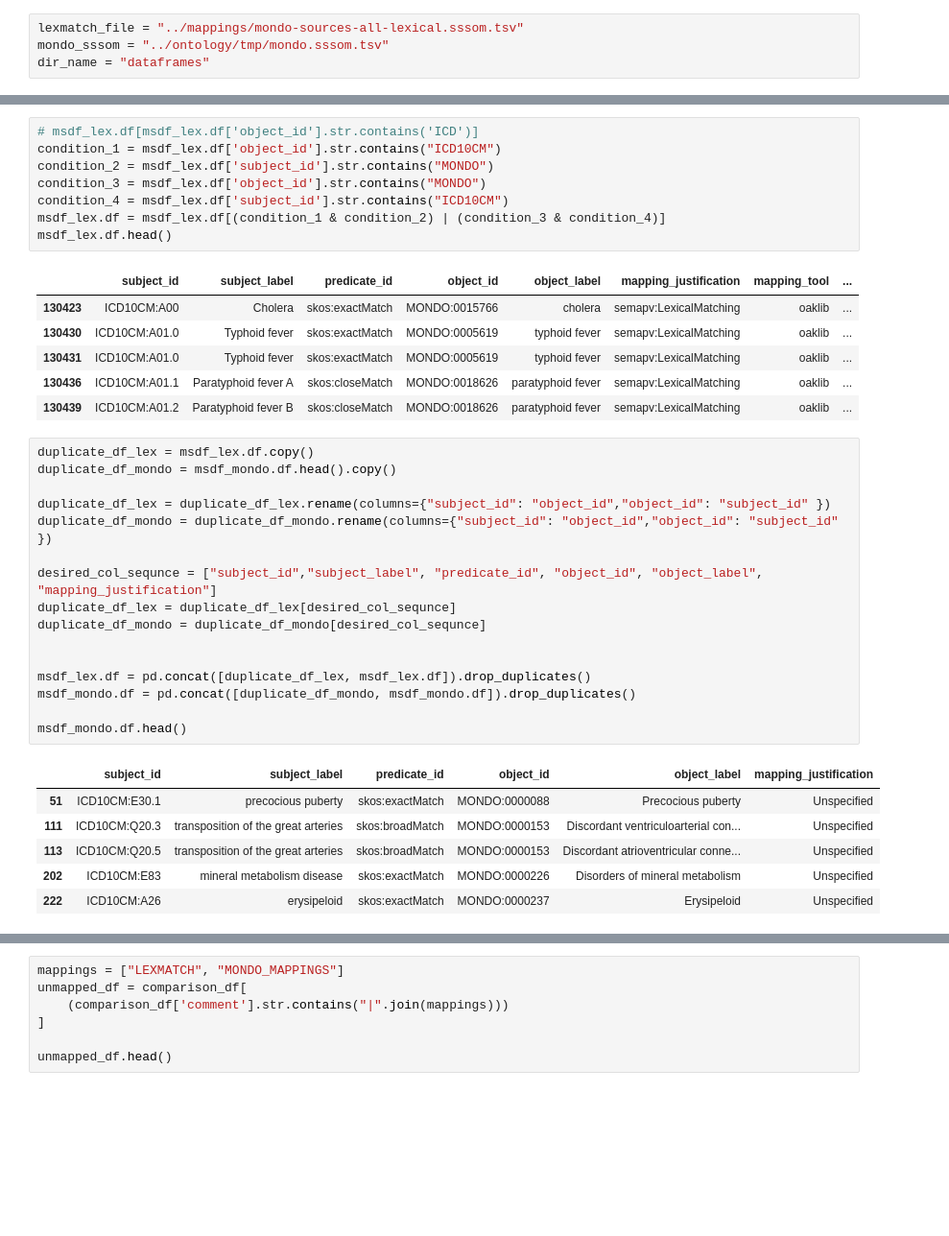
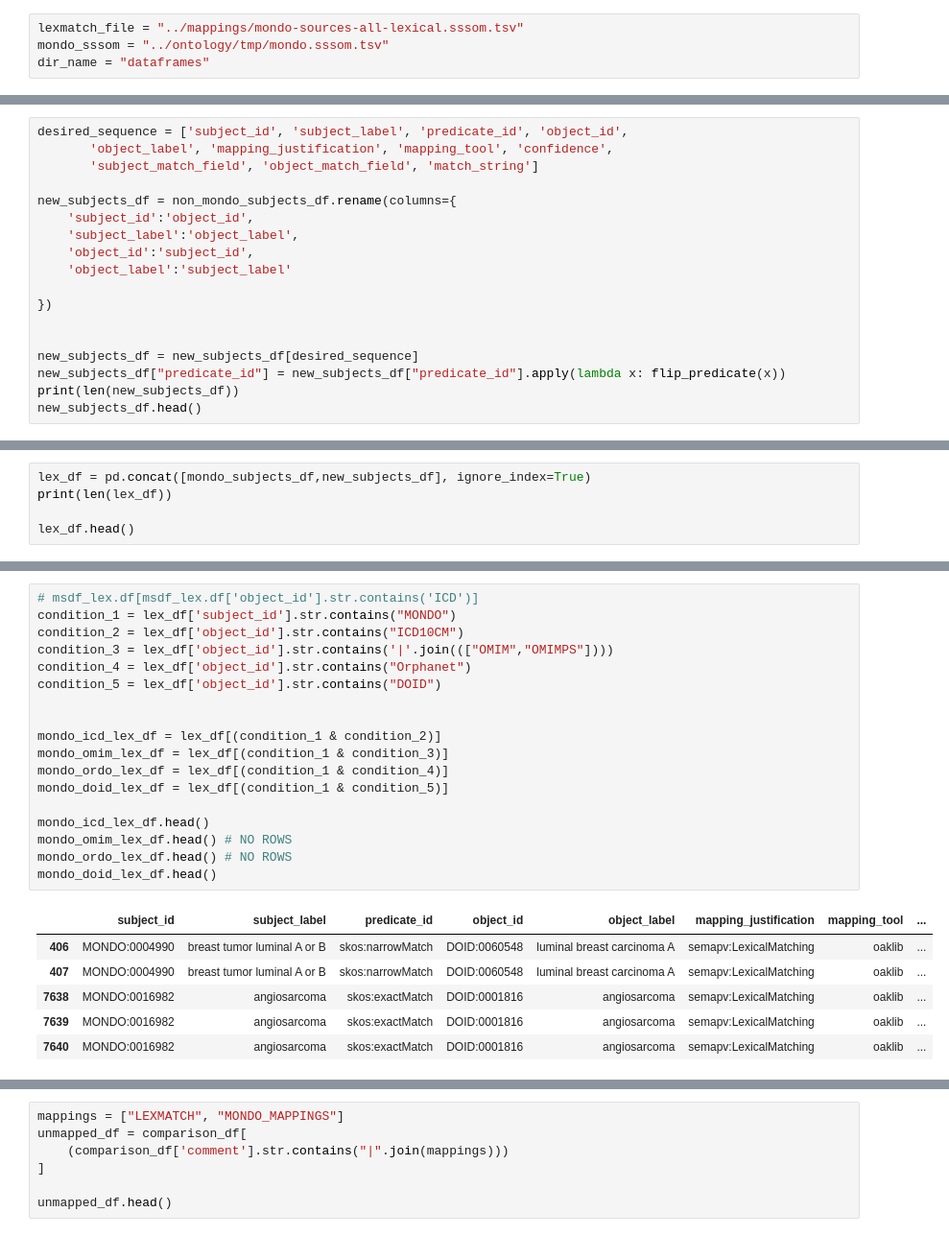
Before and after one commit to monarch-initiative/mondo-ingest, a Jupyter notebook: src/scripts/oak-lexmatch-sssom-compare.ipynb, the cells around one changed output, grey strips where cells are left out. Shown at 96% size. Saved outputs shown, nothing was run; the diff lists cells and outputs as text; blank space fills up the shorter version.

```diff
--- a/src/scripts/oak-lexmatch-sssom-compare.ipynb
+++ b/src/scripts/oak-lexmatch-sssom-compare.ipynb
@@ -62,0 +174,18 @@ msdf_mondo.df.head()
+# %%
+desired_sequence = ['subject_id', 'subject_label', 'predicate_id', 'object_id',
+       'object_label', 'mapping_justification', 'mapping_tool', 'confidence',
+       'subject_match_field', 'object_match_field', 'match_string']
+
+new_subjects_df = non_mondo_subjects_df.rename(columns={
+    'subject_id':'object_id',
+    'subject_label':'object_label',
+    'object_id':'subject_id',
+    'object_label':'subject_label'
+
+})
+
+
+new_subjects_df = new_subjects_df[desired_sequence]
+new_subjects_df["predicate_id"] = new_subjects_df["predicate_id"].apply(lambda x: flip_predicate(x))
+print(len(new_subjects_df))
+new_subjects_df.head()
@@ -62,0 +202,5 @@ msdf_mondo.df.head()
+# %%
+lex_df = pd.concat([mondo_subjects_df,new_subjects_df], ignore_index=True)
+print(len(lex_df))
+
+lex_df.head()
@@ -63,38 +215,25 @@ msdf_mondo.df.head()
 # %%
 # msdf_lex.df[msdf_lex.df['object_id'].str.contains('ICD')]
-condition_1 = msdf_lex.df['object_id'].str.contains("ICD10CM")
-condition_2 = msdf_lex.df['subject_id'].str.contains("MONDO")
-condition_3 = msdf_lex.df['object_id'].str.contains("MONDO")
-condition_4 = msdf_lex.df['subject_id'].str.contains("ICD10CM")
-msdf_lex.df = msdf_lex.df[(condition_1 & condition_2) | (condition_3 & condition_4)]
-msdf_lex.df.head()
+condition_1 = lex_df['subject_id'].str.contains("MONDO")
+condition_2 = lex_df['object_id'].str.contains("ICD10CM")
+condition_3 = lex_df['object_id'].str.contains('|'.join((["OMIM","OMIMPS"])))
+condition_4 = lex_df['object_id'].str.contains("Orphanet")
+condition_5 = lex_df['object_id'].str.contains("DOID")
+
+
+mondo_icd_lex_df = lex_df[(condition_1 & condition_2)]
+mondo_omim_lex_df = lex_df[(condition_1 & condition_3)]
+mondo_ordo_lex_df = lex_df[(condition_1 & condition_4)]
+mondo_doid_lex_df = lex_df[(condition_1 & condition_5)]
+
+mondo_icd_lex_df.head()
+mondo_omim_lex_df.head() # NO ROWS
+mondo_ordo_lex_df.head() # NO ROWS
+mondo_doid_lex_df.head()
 # %% [output]
 |  | subject_id | subject_label | predicate_id | object_id | object_label | mapping_justification | mapping_tool | ... |
-| 130423 | ICD10CM:A00 | Cholera | skos:exactMatch | MONDO:0015766 | cholera | semapv:LexicalMatching | oaklib | ... |
-| 130430 | ICD10CM:A01.0 | Typhoid fever | skos:exactMatch | MONDO:0005619 | typhoid fever | semapv:LexicalMatching | oaklib | ... |
-| 130431 | ICD10CM:A01.0 | Typhoid fever | skos:exactMatch | MONDO:0005619 | typhoid fever | semapv:LexicalMatching | oaklib | ... |
-| 130436 | ICD10CM:A01.1 | Paratyphoid fever A | skos:closeMatch | MONDO:0018626 | paratyphoid fever | semapv:LexicalMatching | oaklib | ... |
-| 130439 | ICD10CM:A01.2 | Paratyphoid fever B | skos:closeMatch | MONDO:0018626 | paratyphoid fever | semapv:LexicalMatching | oaklib | ... |
+| 406 | MONDO:0004990 | breast tumor luminal A or B | skos:narrowMatch | DOID:0060548 | luminal breast carcinoma A | semapv:LexicalMatching | oaklib | ... |
+| 407 | MONDO:0004990 | breast tumor luminal A or B | skos:narrowMatch | DOID:0060548 | luminal breast carcinoma A | semapv:LexicalMatching | oaklib | ... |
+| 7638 | MONDO:0016982 | angiosarcoma | skos:exactMatch | DOID:0001816 | angiosarcoma | semapv:LexicalMatching | oaklib | ... |
+| 7639 | MONDO:0016982 | angiosarcoma | skos:exactMatch | DOID:0001816 | angiosarcoma | semapv:LexicalMatching | oaklib | ... |
+| 7640 | MONDO:0016982 | angiosarcoma | skos:exactMatch | DOID:0001816 | angiosarcoma | semapv:LexicalMatching | oaklib | ... |
-# %%
-duplicate_df_lex = msdf_lex.df.copy()
-duplicate_df_mondo = msdf_mondo.df.head().copy()
-
-duplicate_df_lex = duplicate_df_lex.rename(columns={"subject_id": "object_id","object_id": "subject_id" })
-duplicate_df_mondo = duplicate_df_mondo.rename(columns={"subject_id": "object_id","object_id": "subject_id" })
-
-desired_col_sequnce = ["subject_id","subject_label", "predicate_id", "object_id", "object_label", "mapping_justification"]
-duplicate_df_lex = duplicate_df_lex[desired_col_sequnce]
-duplicate_df_mondo = duplicate_df_mondo[desired_col_sequnce]
-
-
-msdf_lex.df = pd.concat([duplicate_df_lex, msdf_lex.df]).drop_duplicates()
-msdf_mondo.df = pd.concat([duplicate_df_mondo, msdf_mondo.df]).drop_duplicates()
-
-msdf_mondo.df.head()
-# %% [output]
-|  | subject_id | subject_label | predicate_id | object_id | object_label | mapping_justification |
-| 51 | ICD10CM:E30.1 | precocious puberty | skos:exactMatch | MONDO:0000088 | Precocious puberty | Unspecified |
-| 111 | ICD10CM:Q20.3 | transposition of the great arteries | skos:broadMatch | MONDO:0000153 | Discordant ventriculoarterial con... | Unspecified |
-| 113 | ICD10CM:Q20.5 | transposition of the great arteries | skos:broadMatch | MONDO:0000153 | Discordant atrioventricular conne... | Unspecified |
-| 202 | ICD10CM:E83 | mineral metabolism disease | skos:exactMatch | MONDO:0000226 | Disorders of mineral metabolism | Unspecified |
-| 222 | ICD10CM:A26 | erysipeloid | skos:exactMatch | MONDO:0000237 | Erysipeloid | Unspecified |
```
Also changed, not shown: parts of 16 cells of this notebook.
